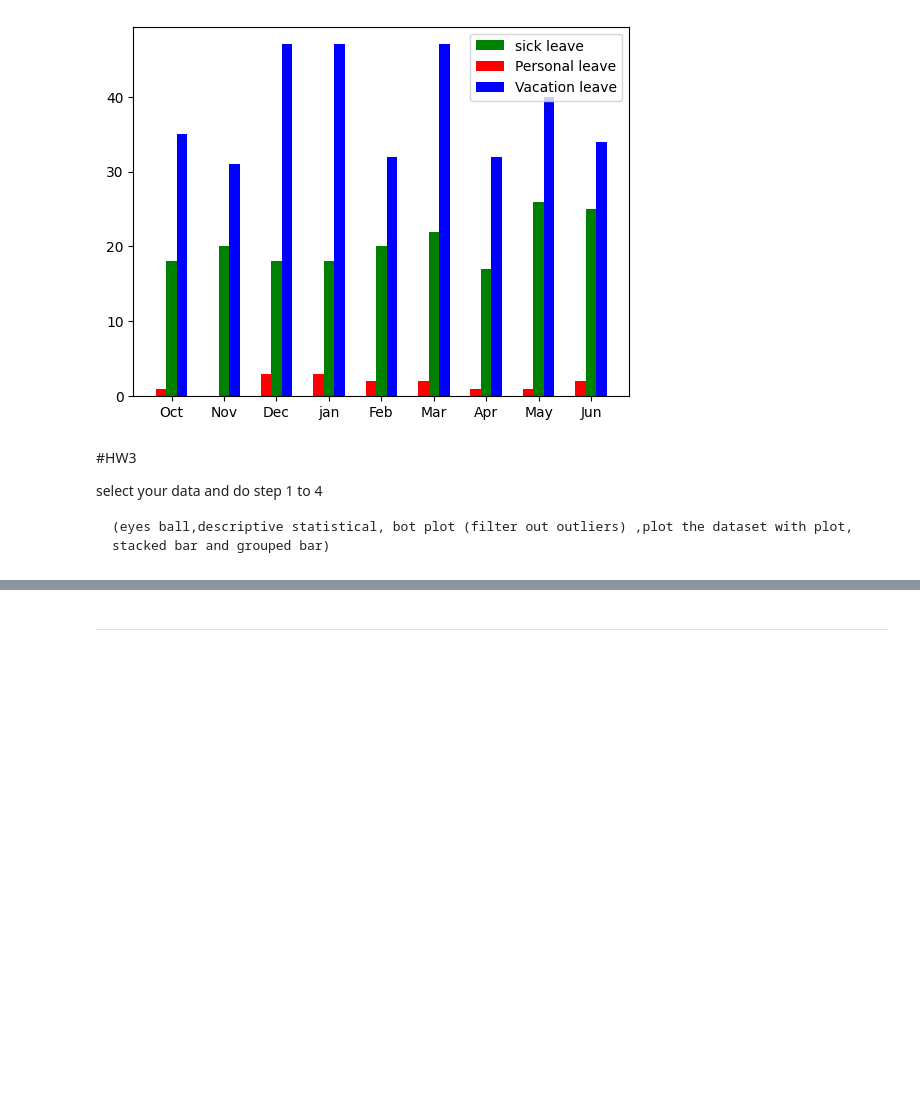
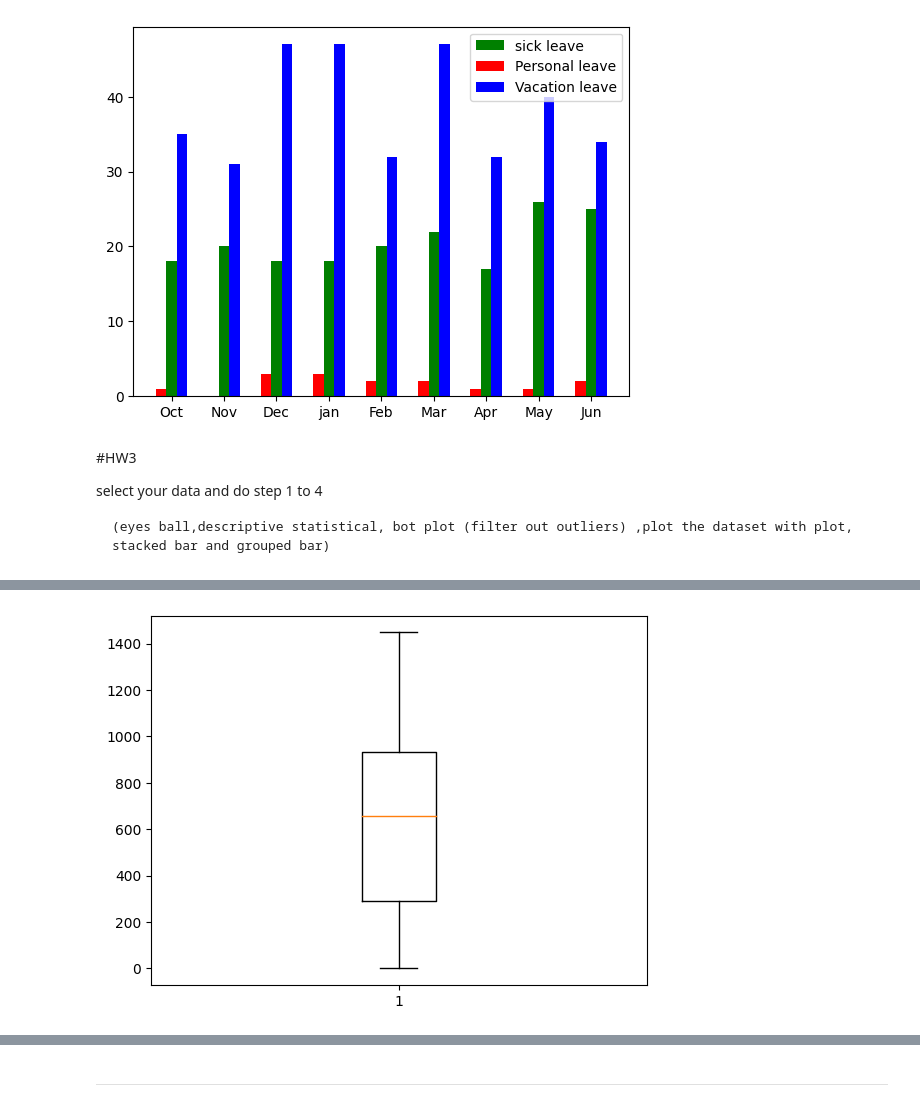
Before and after one commit to sitthatkaja/DPDM2023, a Jupyter notebook: Data102(Chapter2).ipynb, the cells around one changed output, grey strips where cells are left out. Saved outputs shown, nothing was run; the diff lists cells and outputs as text; code cells hidden in the pictures; blank space fills up the shorter version.

```diff
--- a/Data102(Chapter2).ipynb
+++ b/Data102(Chapter2).ipynb
@@ -496,0 +621,4 @@ select your data and do step 1 to 4
+# %%
+plt.boxplot(n_table['vehicle_motorcycle']);
+# %% [output]
+[figure, added]
```
Also changed, not shown: parts of 26 cells of this notebook.
